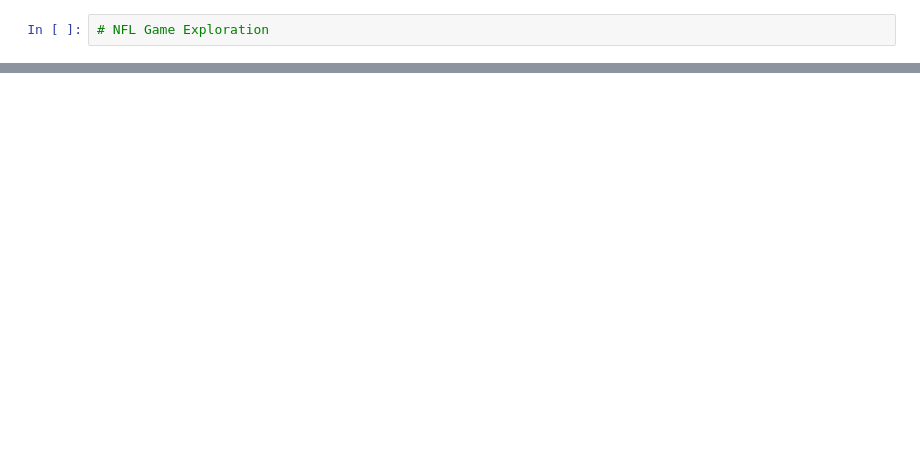
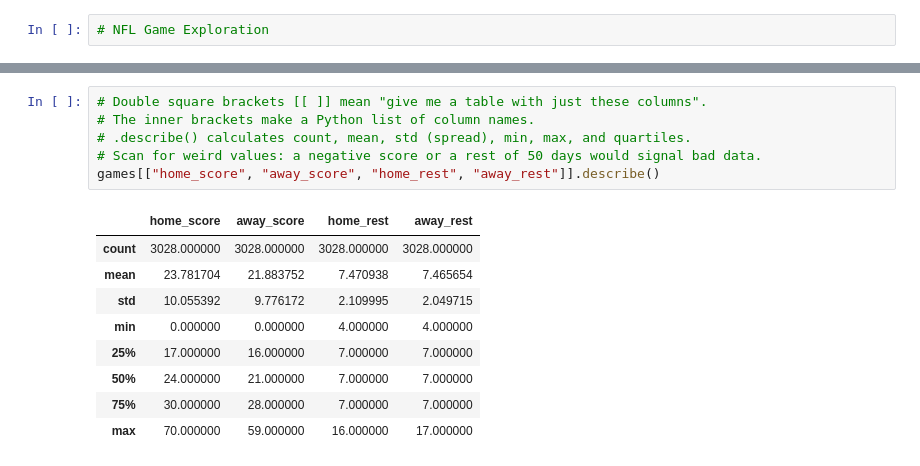
Before and after one commit to LSJLiberty/nfl-predictor, a Jupyter notebook: notebooks/01_explore.ipynb, the cells around one changed output, grey strips where cells are left out. Cells and saved outputs as stored; diff of their text form; blank space fills up the shorter version.

```diff
--- a/notebooks/01_explore.ipynb
+++ b/notebooks/01_explore.ipynb
@@ -11,0 +87,16 @@ ModuleNotFoundError: pa.Table requires 'pyarrow' module to be installed
+# %%
+# Double square brackets [[ ]] mean "give me a table with just these columns".
+# The inner brackets make a Python list of column names.
+# .describe() calculates count, mean, std (spread), min, max, and quartiles.
+# Scan for weird values: a negative score or a rest of 50 days would signal bad data.
+games[["home_score", "away_score", "home_rest", "away_rest"]].describe()
+# %% [output]
+|  | home_score | away_score | home_rest | away_rest |
+| count | 3028.000000 | 3028.000000 | 3028.000000 | 3028.000000 |
+| mean | 23.781704 | 21.883752 | 7.470938 | 7.465654 |
+| std | 10.055392 | 9.776172 | 2.109995 | 2.049715 |
+| min | 0.000000 | 0.000000 | 4.000000 | 4.000000 |
+| 25% | 17.000000 | 16.000000 | 7.000000 | 7.000000 |
+| 50% | 24.000000 | 21.000000 | 7.000000 | 7.000000 |
+| 75% | 30.000000 | 28.000000 | 7.000000 | 7.000000 |
+| max | 70.000000 | 59.000000 | 16.000000 | 17.000000 |
```
Also changed, not shown: parts of 11 cells of this notebook, 1 other file.
